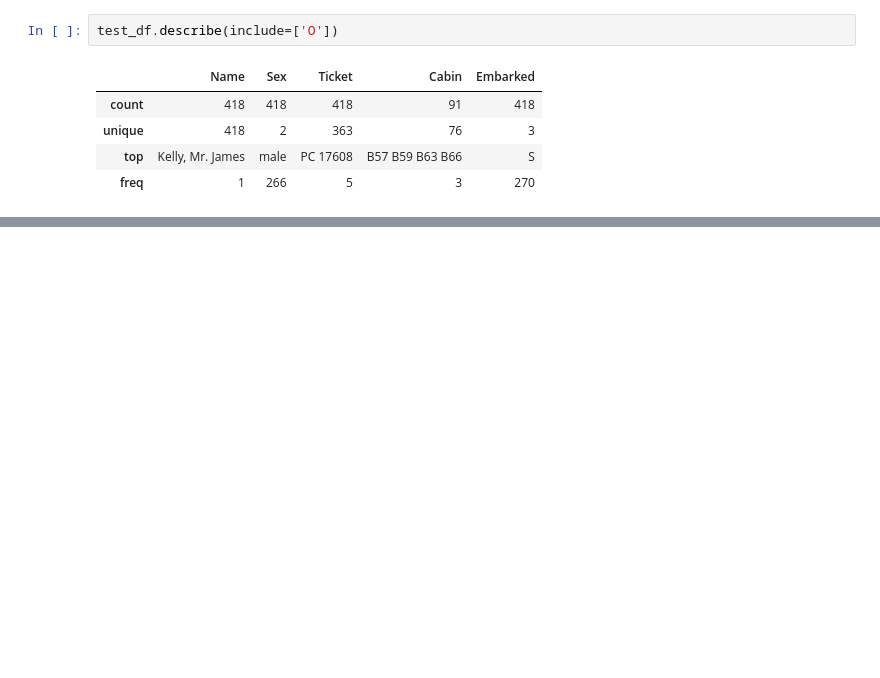
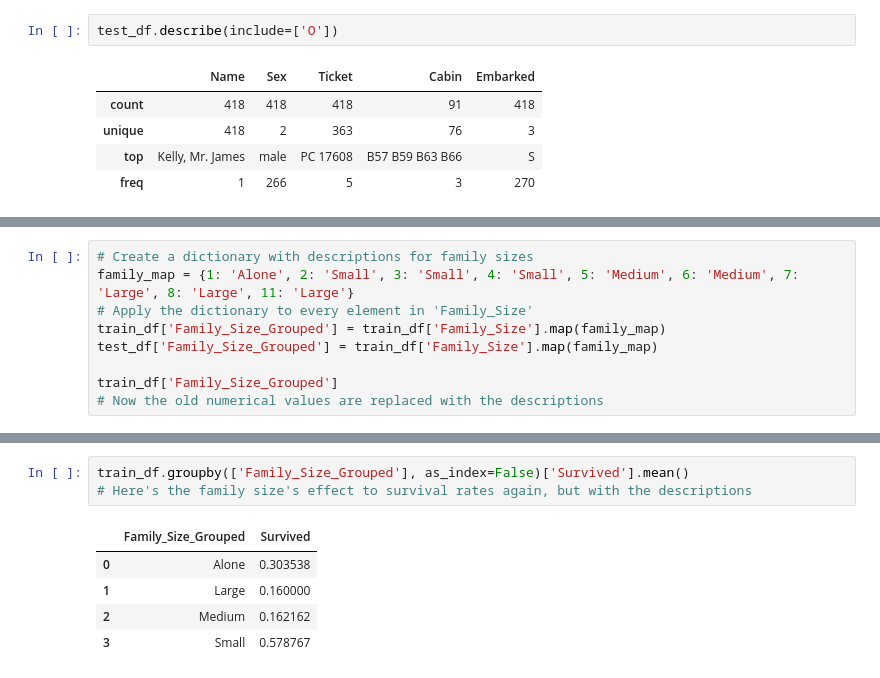
Before and after one commit to jonidaniel/data-science-and-machine-learning, a Jupyter notebook: kaggle/competitions/titanic-machine-learning-from-disaster/titanic.ipynb, the cells around one changed output, grey strips where cells are left out. Drawn from its saved outputs; the diff is of its cells as text; blank space fills up the shorter version.

```diff
--- a/kaggle/competitions/titanic-machine-learning-from-disaster/titanic.ipynb
+++ b/kaggle/competitions/titanic-machine-learning-from-disaster/titanic.ipynb
@@ -141,0 +201,9 @@ test_df.describe(include=['O'])
+# %%
+# Create a dictionary with descriptions for family sizes
+family_map = {1: 'Alone', 2: 'Small', 3: 'Small', 4: 'Small', 5: 'Medium', 6: 'Medium', 7: 'Large', 8: 'Large', 11: 'Large'}
+# Apply the dictionary to every element in 'Family_Size'
+train_df['Family_Size_Grouped'] = train_df['Family_Size'].map(family_map)
+test_df['Family_Size_Grouped'] = train_df['Family_Size'].map(family_map)
+
+train_df['Family_Size_Grouped']
+# Now the old numerical values are replaced with the descriptions
@@ -141,0 +223,9 @@ test_df.describe(include=['O'])
+# %%
+train_df.groupby(['Family_Size_Grouped'], as_index=False)['Survived'].mean()
+# Here's the family size's effect to survival rates again, but with the descriptions
+# %% [output]
+|  | Family_Size_Grouped | Survived |
+| 0 | Alone | 0.303538 |
+| 1 | Large | 0.160000 |
+| 2 | Medium | 0.162162 |
+| 3 | Small | 0.578767 |
```
Also changed, not shown: parts of 8 cells of this notebook.
